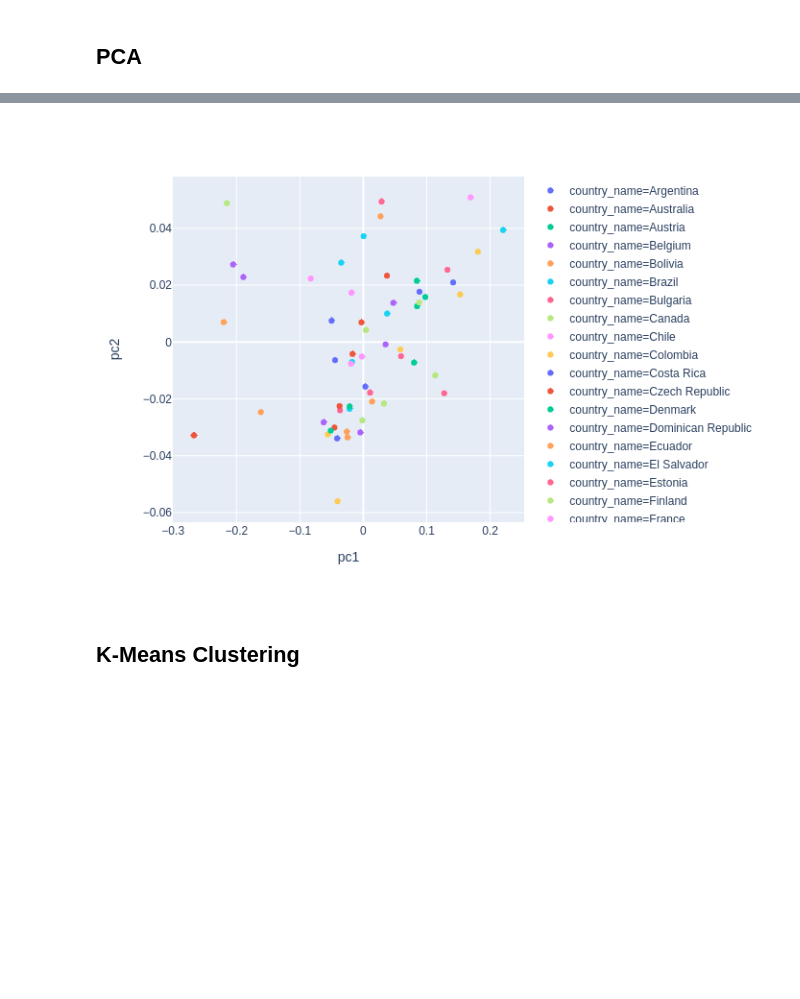
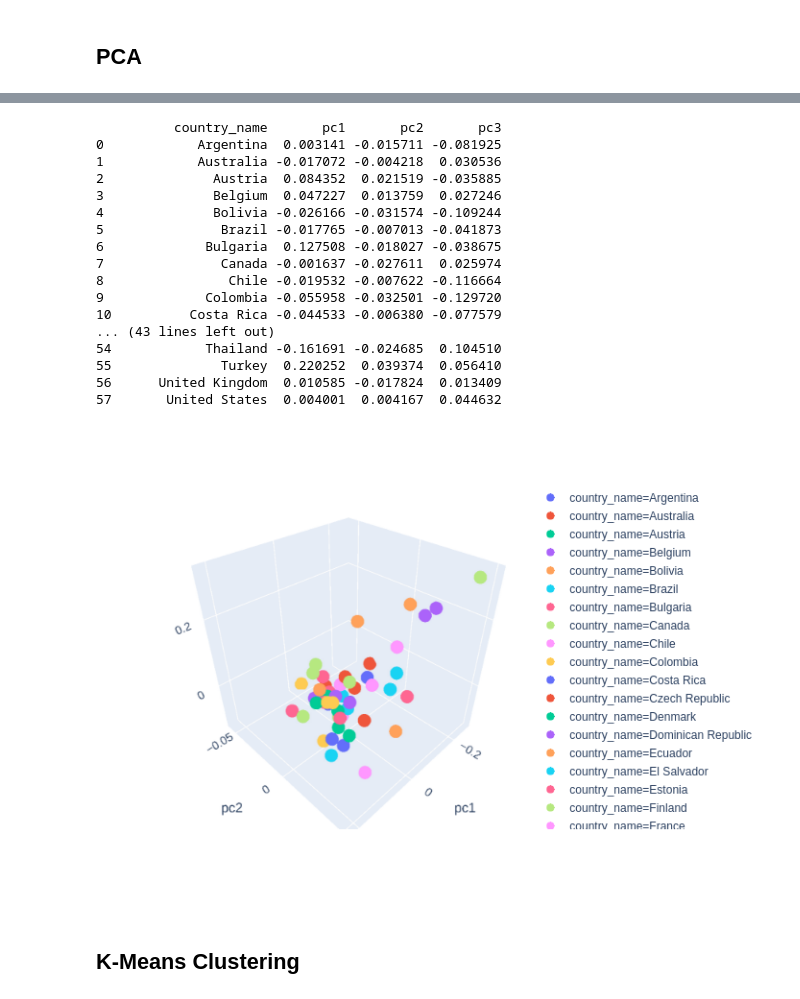
Before and after one commit to mihirahuja1/Spotify-Artist-Region-Discovery, a Jupyter notebook: Model_PCA_Clustering.ipynb, the cells around one changed output, grey strips where cells are left out. Cells and saved outputs as stored; diff of their text form; code cells hidden in the pictures; blank space fills up the shorter version.

```diff
--- a/Model_PCA_Clustering.ipynb
+++ b/Model_PCA_Clustering.ipynb
@@ -205,7 +205,7 @@ liveness
 original_base_audio_information
 original_base_audio_information.fillna(0,inplace=True)
 # %%
-pca = PCA(n_components=2)#To be run for original scalar
+pca = PCA(n_components=3)#To be run for original scalar
 pct = pca.fit_transform(original_base_audio_information)
 # %%
 pct
@@ -220,5 +220,5 @@ array([[-0.34295287, -0.56100407],
 # %%
-PCA_raw_data = pd.DataFrame(pct,columns=['pc1','pc2'])
+PCA_raw_data = pd.DataFrame(pct,columns=['pc1','pc2','pc3'])
 # %%
 PCA_raw_data
 # %% [output]
@@ -240,14 +256,33 @@ PCA_with_country_names = pd.concat([PCA_raw_data,song_with_normalized_meta_data[
 # %%
-temp1 = PCA_with_country_names.groupby(['country_name'])[['pc1','pc2']].mean().reset_index()
+temp1 = PCA_with_country_names.groupby(['country_name'])[['pc1','pc2','pc3']].mean().reset_index()
 #temp1['sum_of_two_features'] = temp1['pc1'] + temp1['pc2']
 
-fig = px.scatter(temp1, x='pc1', y='pc2', color='country_name')
+#fig = px.scatter_3d(temp1, x=audio_feature_1, y=audio_feature_2,z=audio_feature_3 ,color='country_name',size='sum_of_two_features')
+print(temp1)
+fig = px.scatter_3d(temp1, x='pc1', y='pc2',z='pc3', color='country_name')
     #fig.show()
 display(Image(pio.to_image(fig, format='png')))
 
 #print(fig.show())
 # %% [output]
+          country_name       pc1       pc2       pc3
+0            Argentina  0.003141 -0.015711 -0.081925
+1            Australia -0.017072 -0.004218  0.030536
+2              Austria  0.084352  0.021519 -0.035885
+3              Belgium  0.047227  0.013759  0.027246
+4              Bolivia -0.026166 -0.031574 -0.109244
+5               Brazil -0.017765 -0.007013 -0.041873
+6             Bulgaria  0.127508 -0.018027 -0.038675
+7               Canada -0.001637 -0.027611  0.025974
+8                Chile -0.019532 -0.007622 -0.116664
+9             Colombia -0.055958 -0.032501 -0.129720
+10          Costa Rica -0.044533 -0.006380 -0.077579
+... (43 lines left out)
+54            Thailand -0.161691 -0.024685  0.104510
+55              Turkey  0.220252  0.039374  0.056410
+56      United Kingdom  0.010585 -0.017824  0.013409
+57       United States  0.004001  0.004167  0.044632
-[figure, old version]
+[figure, new version]
 # %% [markdown]
 ## K-Means Clustering
 # %%
```
Also changed, not shown: parts of 39 cells of this notebook.
